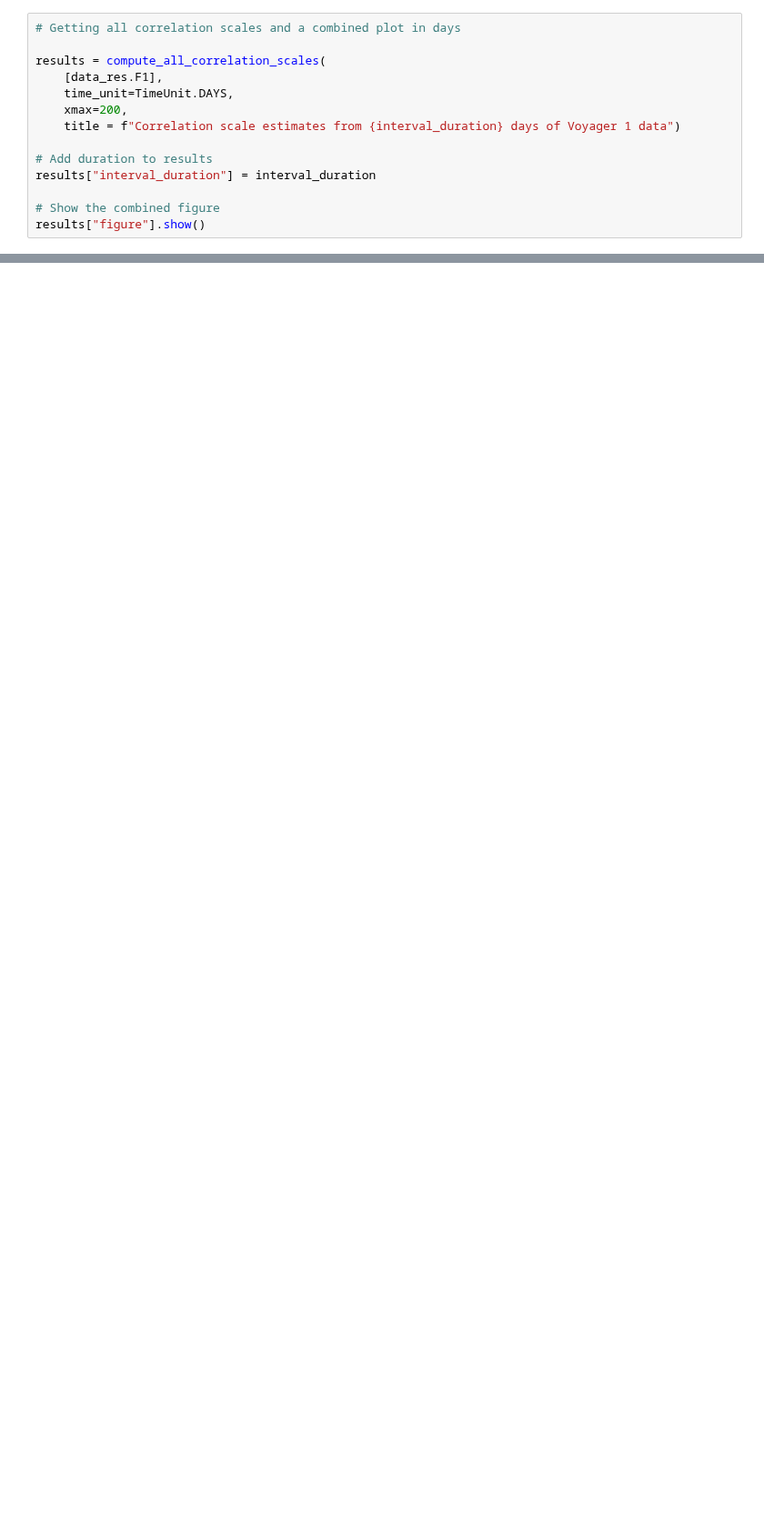
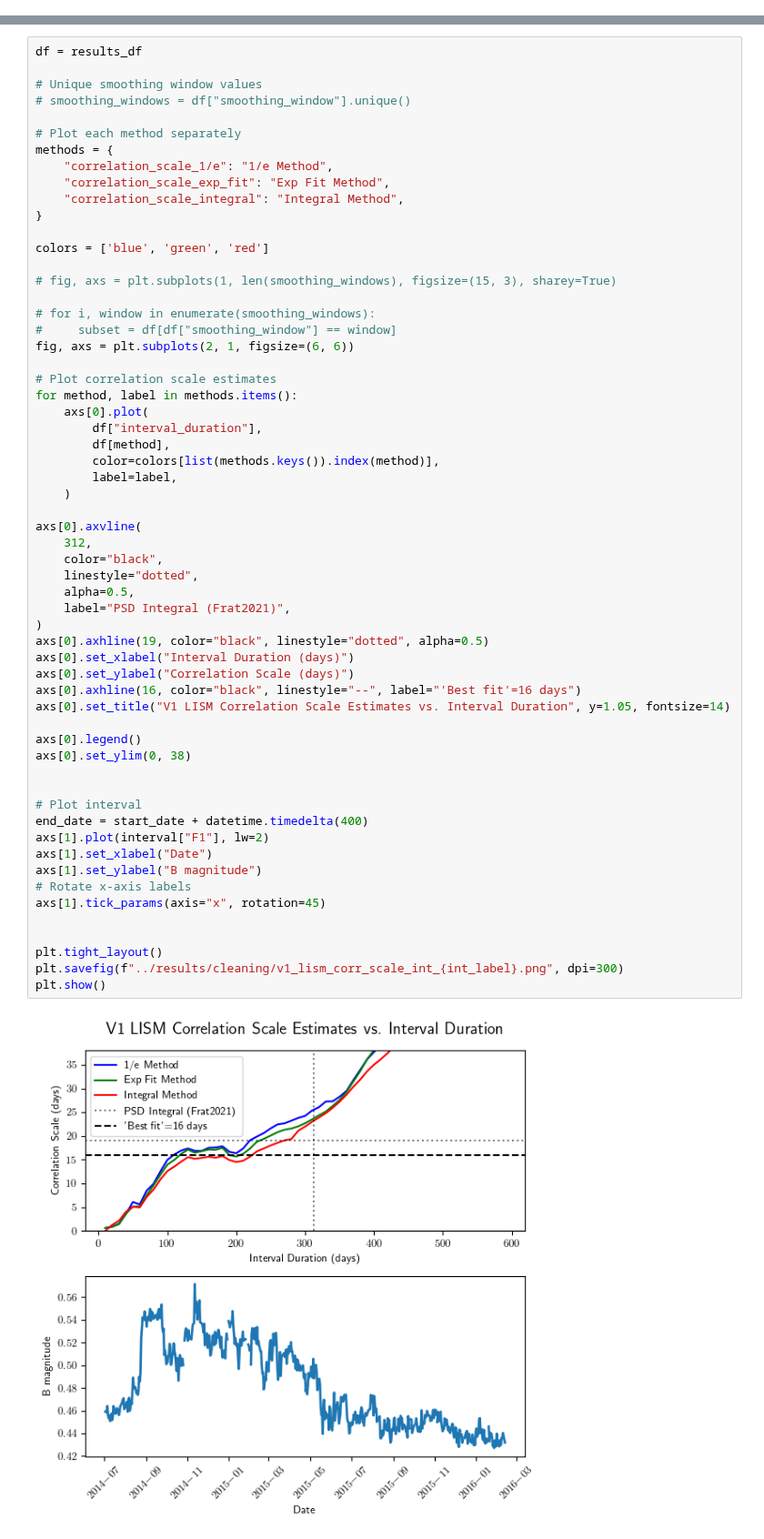
Before and after one commit to daniel-wrench/sf_gap_analysis, a Jupyter notebook: notebooks/voyager_corr_scale.ipynb, the cells around one changed output, grey strips where cells are left out. Shown at 91% size. Cells and saved outputs as stored; diff of their text form; blank space fills up the shorter version.

```diff
--- a/notebooks/voyager_corr_scale.ipynb
+++ b/notebooks/voyager_corr_scale.ipynb
@@ -164,14 +106,0 @@ interval_duration
-# %%
-# Getting all correlation scales and a combined plot in days
-
-results = compute_all_correlation_scales(
-    [data_res.F1],
-    time_unit=TimeUnit.DAYS,
-    xmax=200,
-    title = f"Correlation scale estimates from {interval_duration} days of Voyager 1 data")
-
-# Add duration to results
-results["interval_duration"] = interval_duration
-
-# Show the combined figure
-results["figure"].show()
@@ -251,0 +161,61 @@ results
+# %%
+df = results_df
+
+# Unique smoothing window values
+# smoothing_windows = df["smoothing_window"].unique()
+
+# Plot each method separately
+methods = {
+    "correlation_scale_1/e": "1/e Method",
+    "correlation_scale_exp_fit": "Exp Fit Method",
+    "correlation_scale_integral": "Integral Method",
+}
+
+colors = ['blue', 'green', 'red']
+
+# fig, axs = plt.subplots(1, len(smoothing_windows), figsize=(15, 3), sharey=True)
+
+# for i, window in enumerate(smoothing_windows):
+#     subset = df[df["smoothing_window"] == window]
+fig, axs = plt.subplots(2, 1, figsize=(6, 6))
+
+# Plot correlation scale estimates
+for method, label in methods.items():
+    axs[0].plot(
+        df["interval_duration"],
+        df[method],
+        color=colors[list(methods.keys()).index(method)],
+        label=label,
+    )
+
+axs[0].axvline(
+    312,
+    color="black",
+    linestyle="dotted",
+    alpha=0.5,
+    label="PSD Integral (Frat2021)",
+)
+axs[0].axhline(19, color="black", linestyle="dotted", alpha=0.5)
+axs[0].set_xlabel("Interval Duration (days)")
+axs[0].set_ylabel("Correlation Scale (days)")
+axs[0].axhline(16, color="black", linestyle="--", label="'Best fit'=16 days")
+axs[0].set_title("V1 LISM Correlation Scale Estimates vs. Interval Duration", y=1.05, fontsize=14)
+
+axs[0].legend()
+axs[0].set_ylim(0, 38)
+
+
+# Plot interval
+end_date = start_date + datetime.timedelta(400)
+axs[1].plot(interval["F1"], lw=2)
+axs[1].set_xlabel("Date")
+axs[1].set_ylabel("B magnitude")
+# Rotate x-axis labels
+axs[1].tick_params(axis="x", rotation=45)
+
+
+plt.tight_layout()
+plt.savefig(f"../results/cleaning/v1_lism_corr_scale_int_{int_label}.png", dpi=300)
+plt.show()
+# %% [output]
+[figure, added]
```
Also changed, not shown: parts of 33 cells of this notebook, 1 other file.
